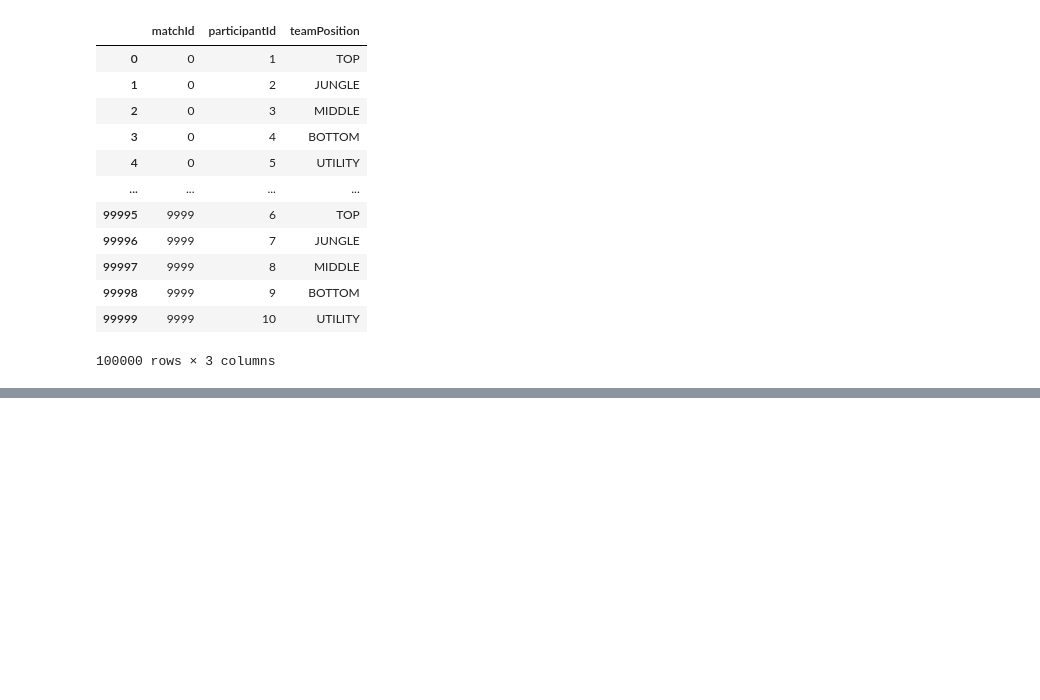
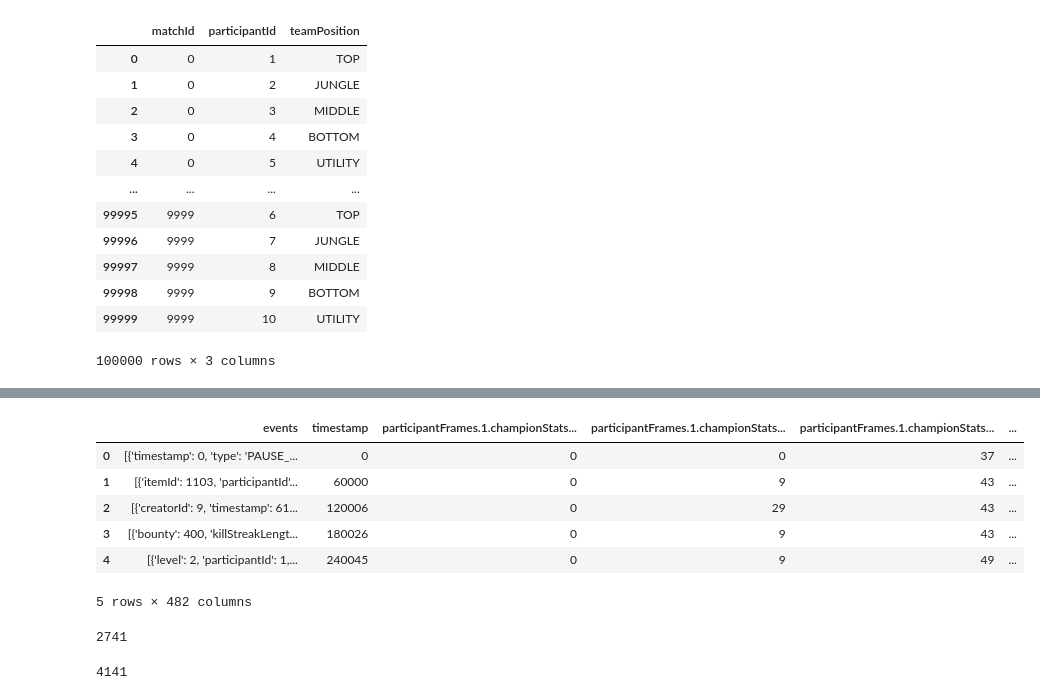
Before and after one commit to nss-data-science-cohort-6/kaggle_lol-elden-ring, a Jupyter notebook: notebooks/data_exploration.ipynb, the cells around one changed output, grey strips where cells are left out. Drawn from its saved outputs; the diff is of its cells as text; code cells hidden in the pictures; blank space fills up the shorter version.

Commit message:
timelines updates on models

```diff
--- a/notebooks/data_exploration.ipynb
+++ b/notebooks/data_exploration.ipynb
@@ -97,0 +127,22 @@ team_positions
+# %%
+timeline01 = pd.read_json('../data/train_timelines/train_timelines/timeline_0.json')
+# %%
+timeline01_test = pd.json_normalize(timeline01['frames'])
+# %%
+timeline01_test.head()
+# %% [output]
+|  | events | timestamp | participantFrames.1.championStats... | participantFrames.1.championStats... | participantFrames.1.championStats... | ... |
+| 0 | [{'timestamp': 0, 'type': 'PAUSE_... | 0 | 0 | 0 | 37 | ... |
+| 1 | [{'itemId': 1103, 'participantId'... | 60000 | 0 | 9 | 43 | ... |
+| 2 | [{'creatorId': 9, 'timestamp': 61... | 120006 | 0 | 29 | 43 | ... |
+| 3 | [{'bounty': 400, 'killStreakLengt... | 180026 | 0 | 9 | 43 | ... |
+| 4 | [{'level': 2, 'participantId': 1,... | 240045 | 0 | 9 | 49 | ... |
+5 rows × 482 columns
+# %%
+timeline01_test['participantFrames.1.totalGold'][10]
+# %% [output]
+2741
+# %%
+timeline01_test['participantFrames.1.xp'][10]
+# %% [output]
+4141
```
Also changed, not shown: parts of 7 cells of this notebook, 1 other file.
